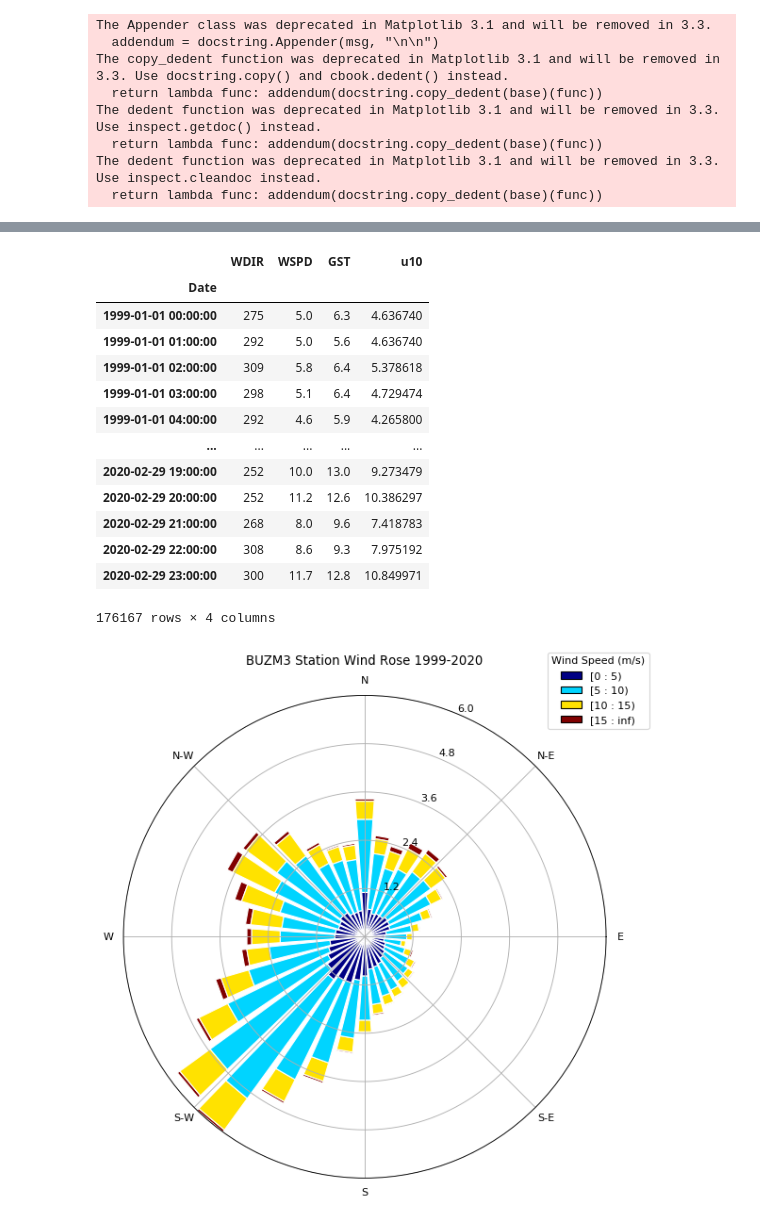
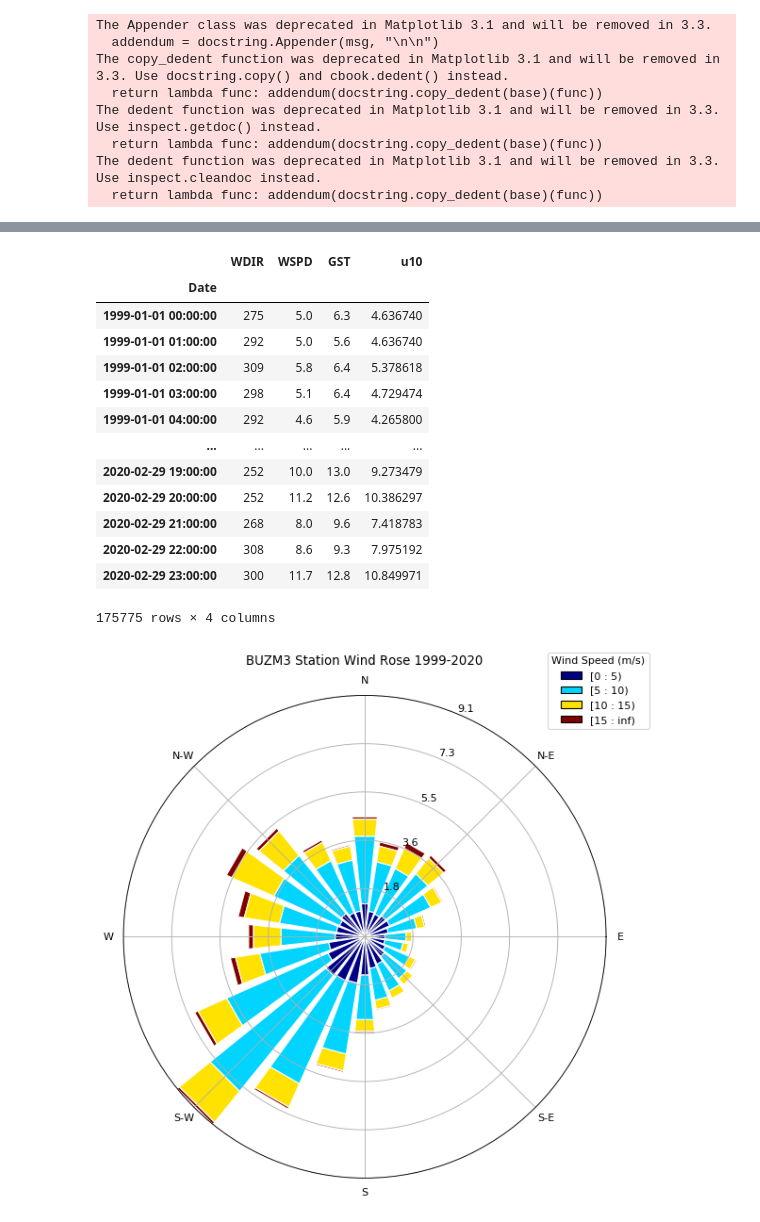
Before and after one commit to panmits86-zz/masters_thesis, a Jupyter notebook: wind-wave_rose.ipynb, the cells around one changed output, grey strips where cells are left out. Drawn from its saved outputs; the diff is of its cells as text; code cells hidden in the pictures.

```diff
--- a/wind-wave_rose.ipynb
+++ b/wind-wave_rose.ipynb
@@ -34,7 +36,7 @@ all_files = glob.glob(path + "/*.txt")
 BUZM3_wind = pd.concat((pd.read_csv(f, delim_whitespace=True,
                          skiprows=lambda x: x == 1, usecols=[0,1,2,3,4,5,6,7], header=0, date_parser=parse,
                           parse_dates={'Date':['#YY','MM','DD','hh','mm']}) for f in all_files))
-BUZM3_wind = BUZM3_wind[BUZM3_wind.WSPD !=99]
+BUZM3_wind = BUZM3_wind[(BUZM3_wind.WSPD !=99) & (BUZM3_wind.WSPD > 0.0) & (BUZM3_wind.WDIR !=99)]
 BUZM3_wind
 # %% [output]
 |  | Date | WDIR | WSPD | GST |
@@ -53,10 +54,0 @@ BUZM3_wind
-# %%
-#read all files for the 44040 buoy and concatenate them into one single pandas data frame and exclude wave height error values
-path = r'C:/Users/panmits86/Desktop/Python/data/buoys/Station_BUZM3'
-all_files = glob.glob(path + "/*.txt")
-
-BUZM3_wind = pd.concat((pd.read_csv(f, delim_whitespace=True,
-                         skiprows=lambda x: x == 1, usecols=[0,1,2,3,4,5,6,7], header=0, date_parser=parse,
-                          parse_dates={'Date':['#YY','MM','DD','hh','mm']}) for f in all_files))
-BUZM3_wind = BUZM3_wind[(BUZM3_wind.WSPD !=99) & (BUZM3_wind.WDIR !=99)]
-BUZM3_wind
@@ -88,7 +66,7 @@ all_files = glob.glob(path + "/*.txt")
 BUZM3_wind_1 = pd.concat((pd.read_csv(f, delim_whitespace=True,
                         usecols=[0,1,2,3,4,5,6], header=0, date_parser=parse,
                           parse_dates={'Date':['YYYY','MM','DD','hh']}) for f in all_files))
-BUZM3_wind_1 = BUZM3_wind_1[(BUZM3_wind_1.WSPD !=99) & (BUZM3_wind_1.WD !=99)]
+BUZM3_wind_1 = BUZM3_wind_1[(BUZM3_wind_1.WSPD !=99) & (BUZM3_wind_1.WSPD > 0.0) & (BUZM3_wind_1.WD !=99)]
 BUZM3_wind_1 = BUZM3_wind_1.rename({"WD": "WDIR"}, axis='columns')
 BUZM3_wind_1
 # %% [output]
@@ -142,7 +120,7 @@ BUZM3_wind
 | 2020-02-29 21:00:00 | 268 | 8.0 | 9.6 | 7.418783 |
 | 2020-02-29 22:00:00 | 308 | 8.6 | 9.3 | 7.975192 |
 | 2020-02-29 23:00:00 | 300 | 11.7 | 12.8 | 10.849971 |
-176167 rows × 4 columns
+175775 rows × 4 columns
 # %%
 BUZM3_wind.to_csv('BUZM3_99-20.txt', sep='\t', index=False)
 # %%
@@ -151,9 +129,9 @@ ws = BUZM3_wind['u10']
 # %%
 ax = WindroseAxes.from_ax()
 cmap=cmaps.MPL_jet
-ax.bar(wd, ws, bins=np.arange(0, 20, 5), normed=True, opening=0.8, edgecolor='white', nsector=36, cmap=cmap)
+ax.bar(wd, ws, bins=np.arange(0, 20, 5), normed=True, opening=0.8, edgecolor='white', nsector=24, cmap=cmap)
 ax.legend(loc='best', decimal_places=0, title='Wind Speed (m/s)', bbox_to_anchor=(1.1, 1.1))
 ax.set_title('BUZM3 Station Wind Rose 1999-2020',size=12)
 plt.savefig('BUZM3_windrose', dpi=300, bbox_inches='tight')
 # %% [output]
-[figure, old version]
+[figure, new version]
```
Also changed, not shown: parts of 92 cells of this notebook.
